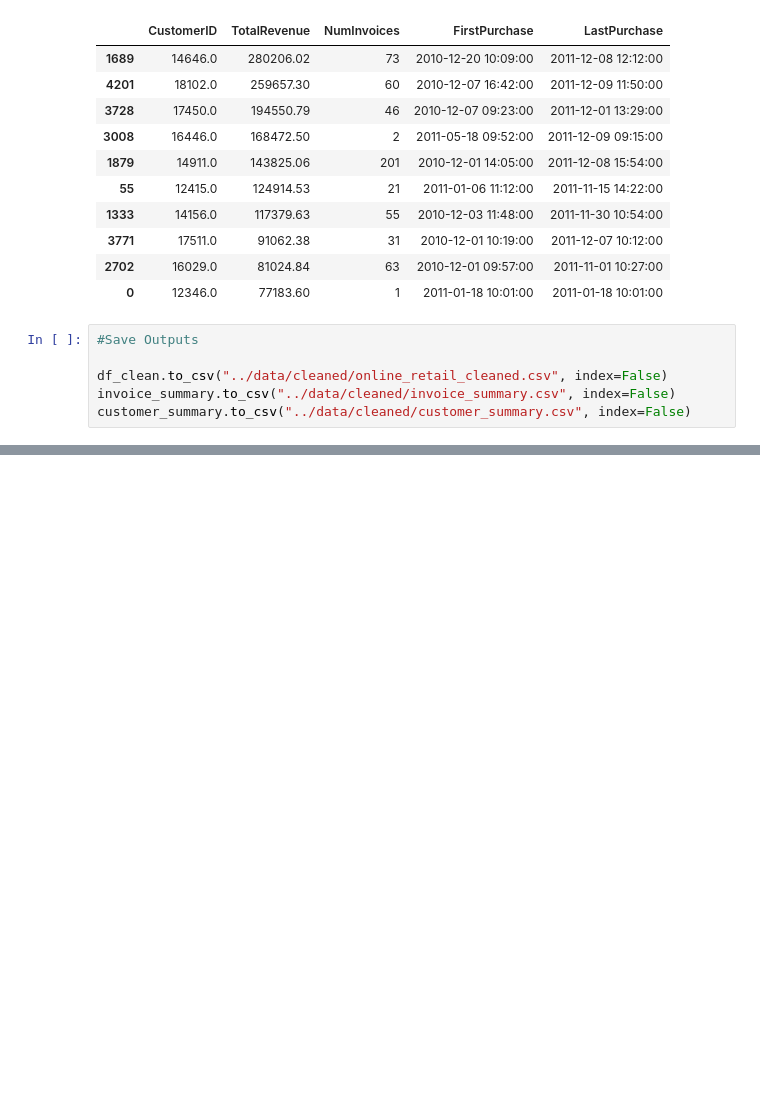
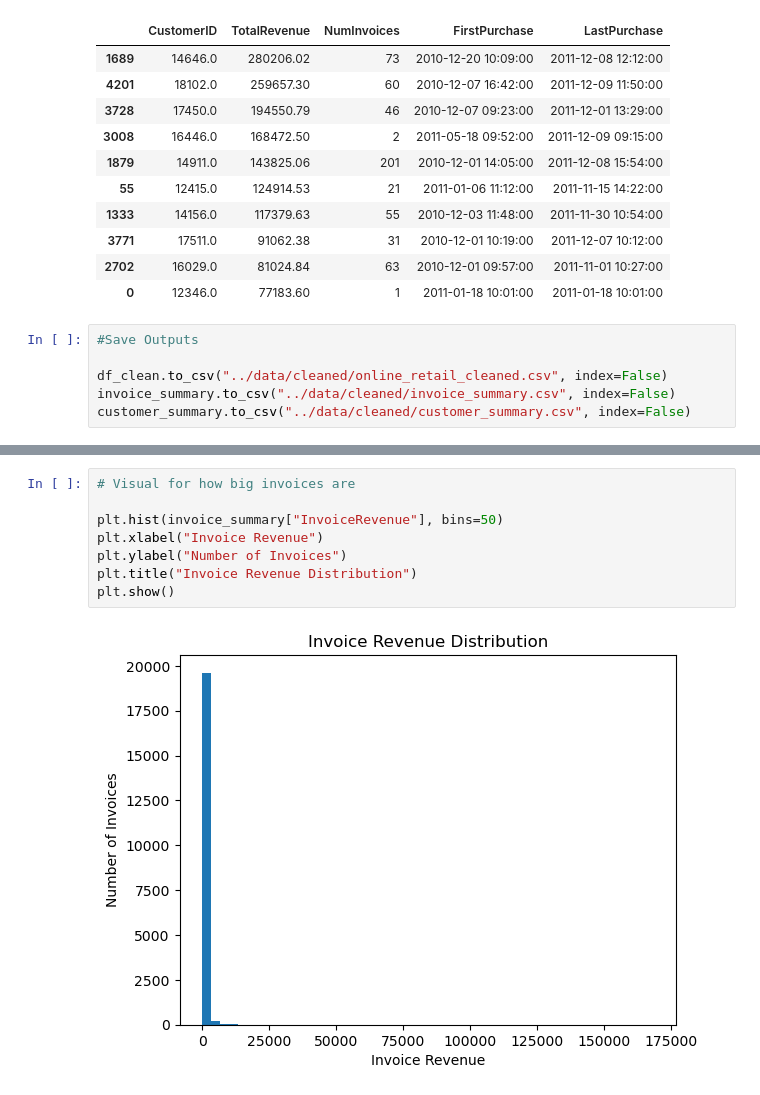
Before and after one commit to Viollette-Monchari/ecommerce-customer-revenue-eda, a Jupyter notebook: notebooks/01_ecommerce_eda.ipynb, the cells around one changed output, grey strips where cells are left out. Saved outputs shown, nothing was run; the diff lists cells and outputs as text; blank space fills up the shorter version.

```diff
--- a/notebooks/01_ecommerce_eda.ipynb
+++ b/notebooks/01_ecommerce_eda.ipynb
@@ -184,0 +274,10 @@ customer_summary.to_csv("../data/cleaned/customer_summary.csv", index=False)
+# %%
+# Visual for how big invoices are
+
+plt.hist(invoice_summary["InvoiceRevenue"], bins=50)
+plt.xlabel("Invoice Revenue")
+plt.ylabel("Number of Invoices")
+plt.title("Invoice Revenue Distribution")
+plt.show()
+# %% [output]
+[figure, added]
```
Also changed, not shown: parts of 12 cells of this notebook, 4 other files.
